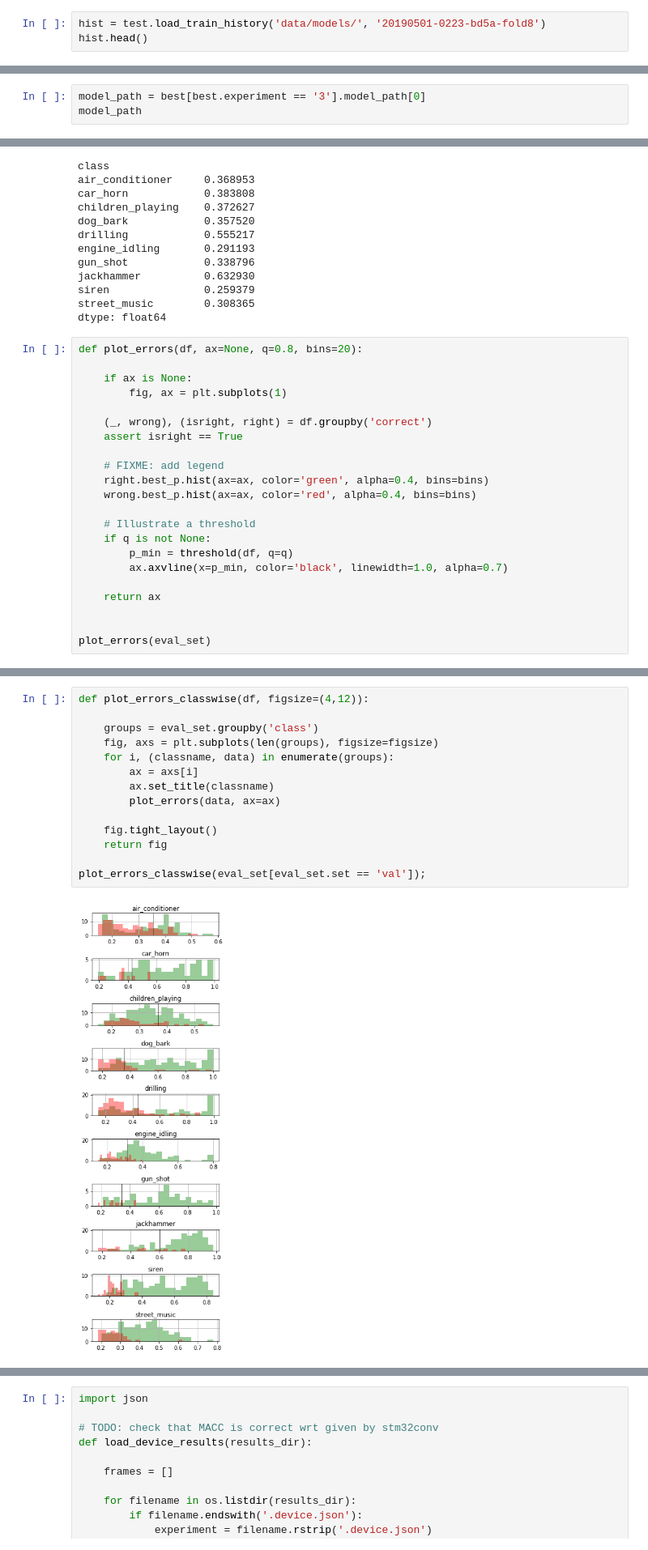
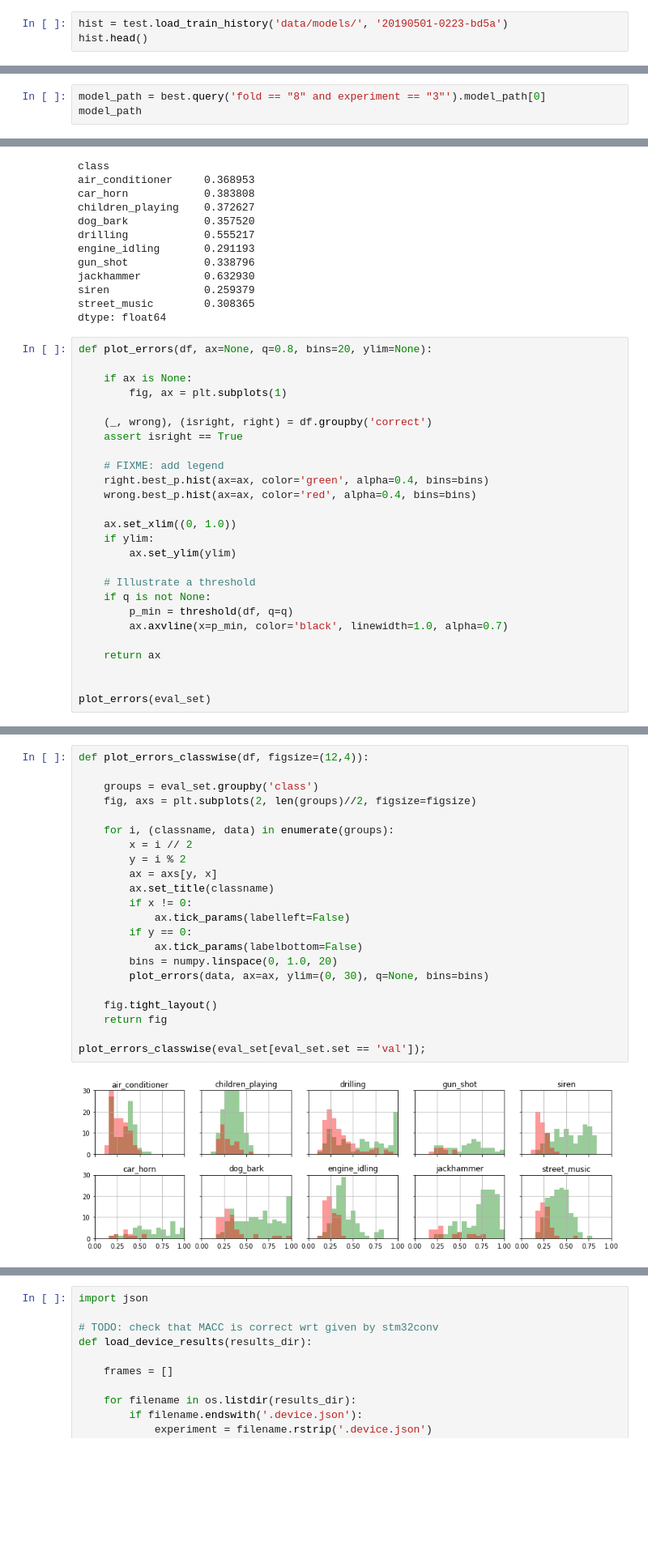
Before and after one commit to jonnor/ESC-CNN-microcontroller, a Jupyter notebook: Experiments.ipynb, the cells around one changed output, grey strips where cells are left out. Shown: that part at 81% size. Saved outputs shown, nothing was run; the diff lists cells and outputs as text; blank space fills up the shorter version.

```diff
--- a/Experiments.ipynb
+++ b/Experiments.ipynb
@@ -30,7 +30,7 @@ data.head()
 <matplotlib.axes._subplots.AxesSubplot at 0x...>
 [figure]
 # %%
-hist = test.load_train_history('data/models/', '20190501-0223-bd5a-fold8')
+hist = test.load_train_history('data/models/', '20190501-0223-bd5a')
 hist.head()
 # %% [output]
 |  | epoch | acc | loss | val_acc | val_loss | voted_val_acc | fold | experiment | run | model_path |
@@ -54,5 +50,5 @@ best.head()
 # %%
-model_path = best[best.experiment == '3'].model_path[0]
+model_path = best.query('fold == "8" and experiment == "3"').model_path[0]
 model_path
 # %% [output]
 'data/models/3-20190501-0223-bd5a-fold8/e79-v1.25.t1.59.model.hdf5'
@@ -159,7 +139,7 @@ siren               0.259379
 street_music        0.308365
 dtype: float64
 # %%
-def plot_errors(df, ax=None, q=0.8, bins=20):
+def plot_errors(df, ax=None, q=0.8, bins=20, ylim=None):
 
     if ax is None:
         fig, ax = plt.subplots(1)
@@ -171,6 +151,10 @@ def plot_errors(df, ax=None, q=0.8, bins=20):
     right.best_p.hist(ax=ax, color='green', alpha=0.4, bins=bins)
     wrong.best_p.hist(ax=ax, color='red', alpha=0.4, bins=bins)
 
+    ax.set_xlim((0, 1.0))
+    if ylim:
+        ax.set_ylim(ylim)
+
     # Illustrate a threshold
     if q is not None:
         p_min = threshold(df, q=q)
@@ -186,19 +170,27 @@ plot_errors(eval_set)
 # %%
-def plot_errors_classwise(df, figsize=(4,12)):
+def plot_errors_classwise(df, figsize=(12,4)):
 
     groups = eval_set.groupby('class')
-    fig, axs = plt.subplots(len(groups), figsize=figsize)
+    fig, axs = plt.subplots(2, len(groups)//2, figsize=figsize)
+
     for i, (classname, data) in enumerate(groups):
-        ax = axs[i]
+        x = i // 2
+        y = i % 2
+        ax = axs[y, x]
         ax.set_title(classname)
-        plot_errors(data, ax=ax)
+        if x != 0:
+            ax.tick_params(labelleft=False)
+        if y == 0:
+            ax.tick_params(labelbottom=False)
+        bins = numpy.linspace(0, 1.0, 20)
+        plot_errors(data, ax=ax, ylim=(0, 30), q=None, bins=bins)
 
     fig.tight_layout()
     return fig
 
 plot_errors_classwise(eval_set[eval_set.set == 'val']);
 # %% [output]
-[figure, old version]
+[figure, new version]
 # %%
 def score(df, average=None, threshold=0.0):
     y_true = df.classID
```
Also changed, not shown: parts of 8 cells of this notebook, 21 other files.
